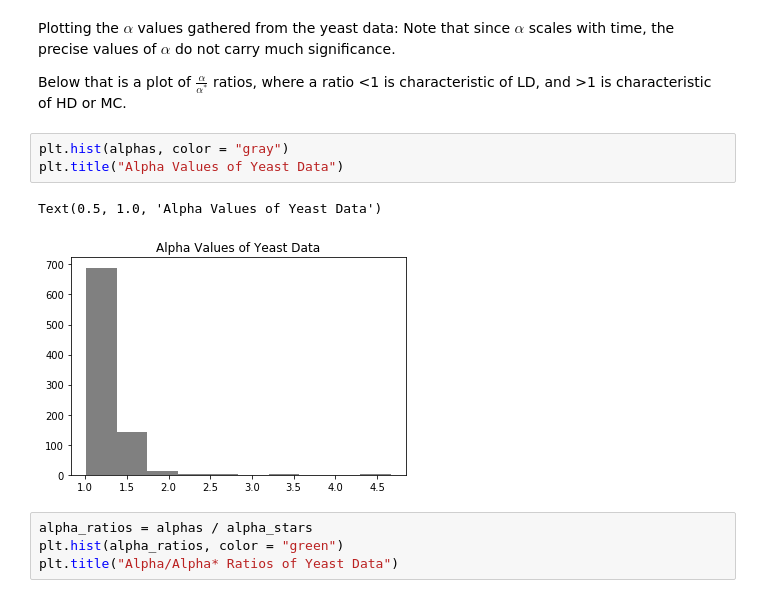
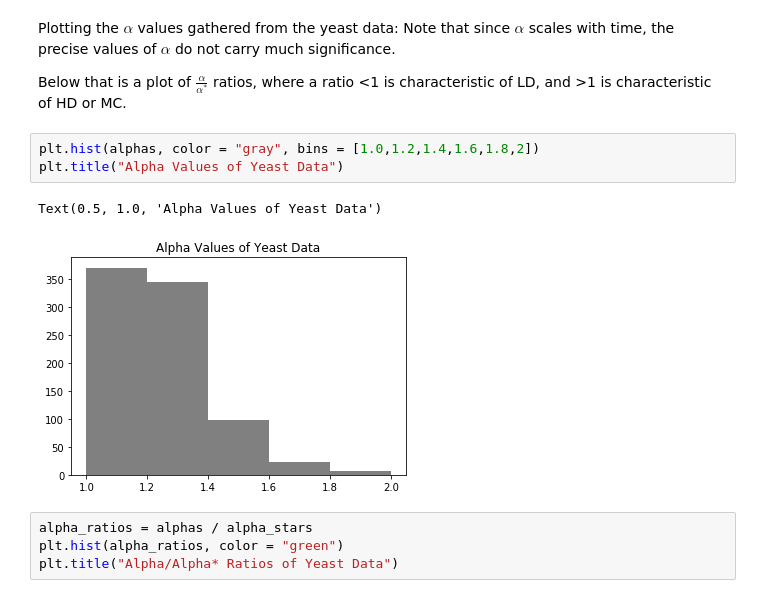
Before and after one commit to frankliu22/TASEP_Ribosome_Translation, a Jupyter notebook: TASEP Exercises.ipynb, the cells around one changed output. Drawn from its saved outputs; the diff is of its cells as text.

```diff
--- a/TASEP Exercises.ipynb
+++ b/TASEP Exercises.ipynb
@@ -296,11 +296,11 @@ Plotting the $\alpha$ values gathered from the yeast data: Note that since $\alp
 
 Below that is a plot of $\frac{\alpha}{\alpha^*}$ ratios, where a ratio <1 is characteristic of LD, and >1 is characteristic of HD or MC.
 # %%
-plt.hist(alphas, color = "gray")
+plt.hist(alphas, color = "gray", bins = [1.0,1.2,1.4,1.6,1.8,2])
 plt.title("Alpha Values of Yeast Data")
 # %% [output]
 Text(0.5, 1.0, 'Alpha Values of Yeast Data')
-[figure, old version]
+[figure, new version]
 # %%
 alpha_ratios = alphas / alpha_stars
 plt.hist(alpha_ratios, color = "green")
```
Also changed, not shown: parts of 6 cells of this notebook, 4 other files.
